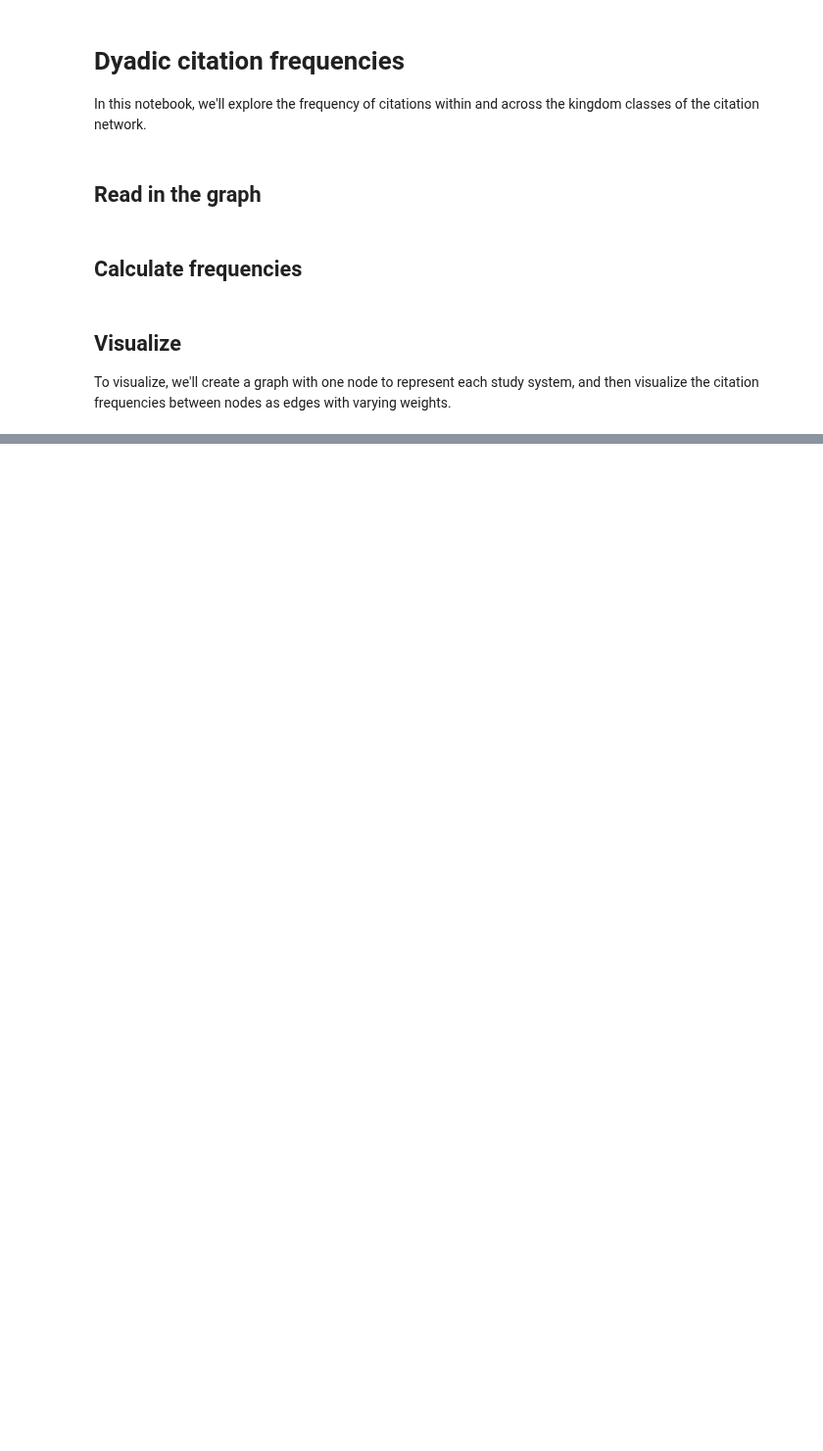
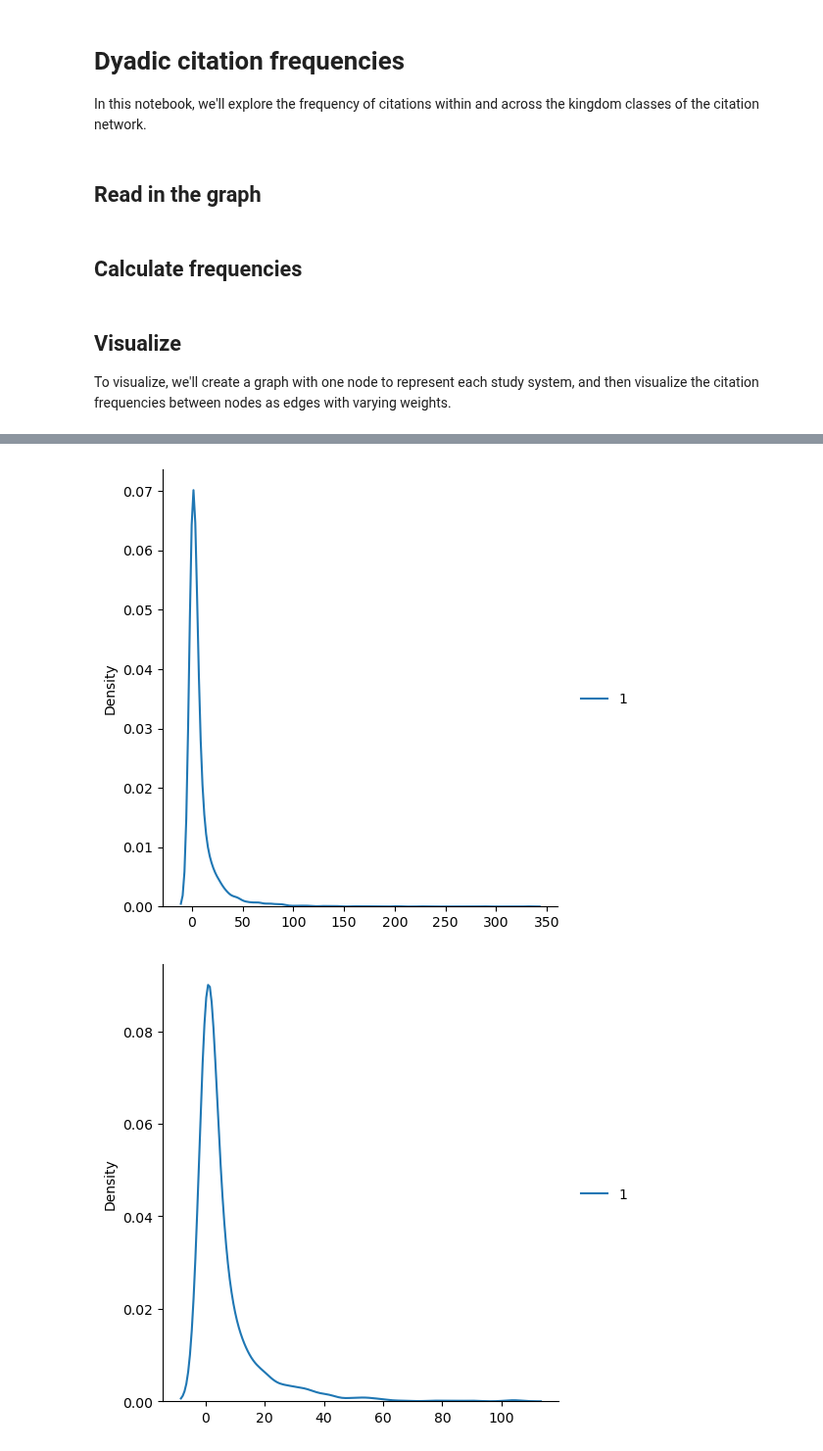
Before and after one commit to serenalotreck/desiccation-network, a Jupyter notebook: notebooks/dyadic_citation_frequencies.ipynb, the cells around one changed output, grey strips where cells are left out. Shown at 98% size. Saved outputs shown, nothing was run; the diff lists cells and outputs as text; code cells hidden in the pictures; blank space fills up the shorter version.

```diff
--- a/notebooks/dyadic_citation_frequencies.ipynb
+++ b/notebooks/dyadic_citation_frequencies.ipynb
@@ -59,0 +139,22 @@ _ = nx.draw_networkx_labels(dyadic_freq_graph, pos, font_size=10, font_family="s
+# %%
+# Separate nodeIDs by class
+class_node_UIDs = defaultdict(list)
+for node, attrs in graph.nodes(data=True):
+    class_node_UIDs[attrs['study_system']].append(node)
+# %%
+# Get in and out degrees
+in_degrees = {}
+for study_system in ['Plant', 'Animal', 'Microbe', 'Fungi']:
+    in_degrees[study_system] = graph.in_degree(class_node_UIDs[study_system])
+
+out_degrees = {}
+for study_system in ['Plant', 'Animal', 'Microbe', 'Fungi']:
+    out_degrees[study_system] = graph.out_degree(class_node_UIDs[study_system])
+# %%
+# Plot
+## TODO debug
+for study_sys, vals in in_degrees.items():
+    sns.displot(vals, kind='kde', color=colors[study_sys])
+# %% [output]
+[figure, added]
+[figure, added]
```
Also changed, not shown: parts of 11 cells of this notebook, 1 other file.
